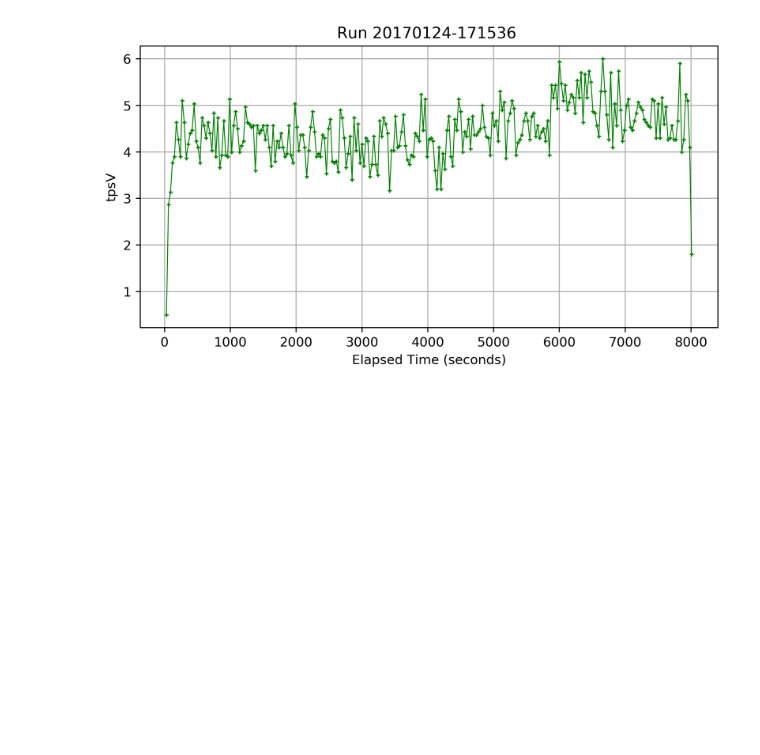
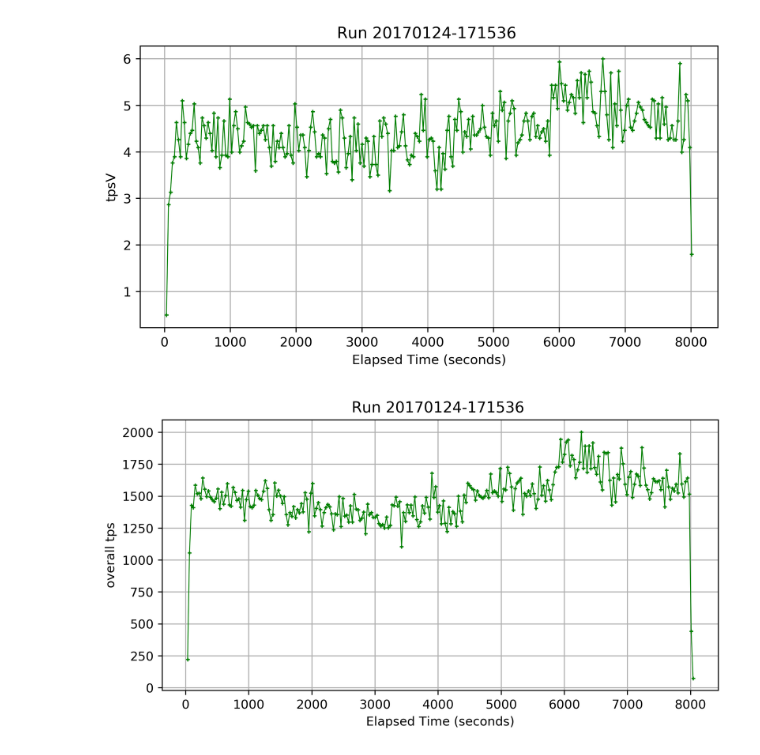
Before and after one commit to charlesfg/TPCx-V_setup, a Jupyter notebook: results_scripts/Run Graph.ipynb, the cells around one changed output. Drawn from its saved outputs; the diff is of its cells as text; code cells hidden in the pictures; blank space fills up the shorter version.

Commit message:
plotting all transaction datas

```diff
--- a/results_scripts/Run Graph.ipynb
+++ b/results_scripts/Run Graph.ipynb
@@ -17,7 +17,9 @@ single_plot(x,y,'Elapsed Time (seconds)','tpsV', m.ts)
 # %% [output]
 [figure]
 # %%
-y = m.
+y = m.all_transactions
 x = m.get_x_axis(y)
 
-single_plot(x,y,'Elapsed Time (seconds)','tpsV', m.ts)
+single_plot(x,y,'Elapsed Time (seconds)','overall tps', m.ts)
+# %% [output]
+[figure, added]
```
Also changed, not shown: parts of 1 cell of this notebook, 2 other files.
